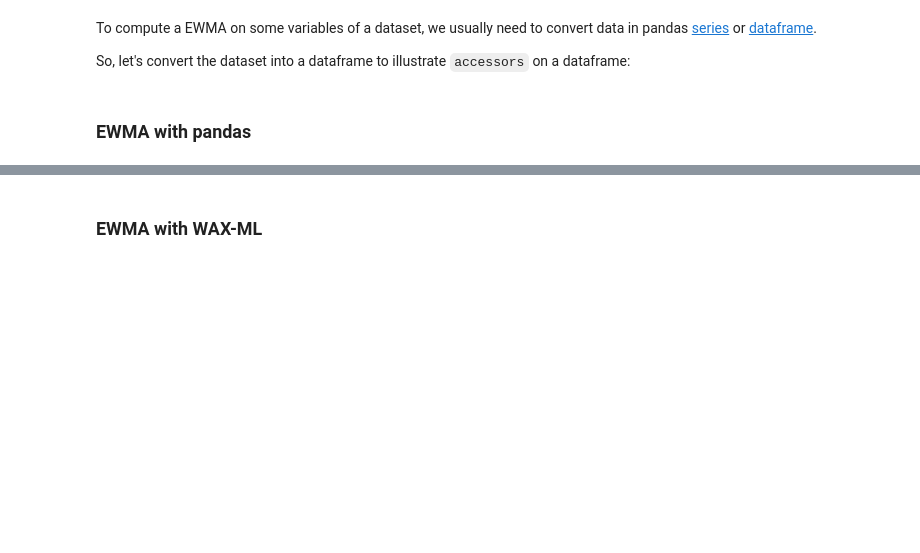
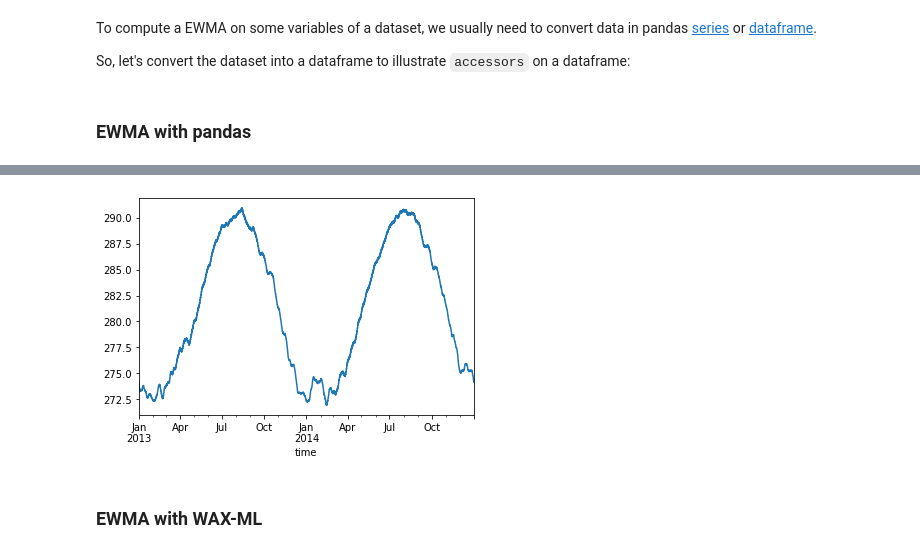
Before and after one commit to eserie/wax-ml, a Jupyter notebook: docs/notebooks/01_demo_EWMA.ipynb, the cells around one changed output, grey strips where cells are left out. Saved outputs shown, nothing was run; the diff lists cells and outputs as text; code cells hidden in the pictures; blank space fills up the shorter version.

```diff
--- a/docs/notebooks/01_demo_EWMA.ipynb
+++ b/docs/notebooks/01_demo_EWMA.ipynb
@@ -88,3 +93,8 @@ _ = air_temp_ewma.iloc[:, 0].plot()
+# %%
+air_temp_ewma = dataframe.wax_numba.ewm(com=10).mean()
+_ = air_temp_ewma.mean(1).plot()
+# %% [output]
+[figure, added]
 # %% [markdown]
 ### EWMA with WAX-ML
 # %%
```
Also changed, not shown: parts of 7 cells of this notebook, 18 other files.
